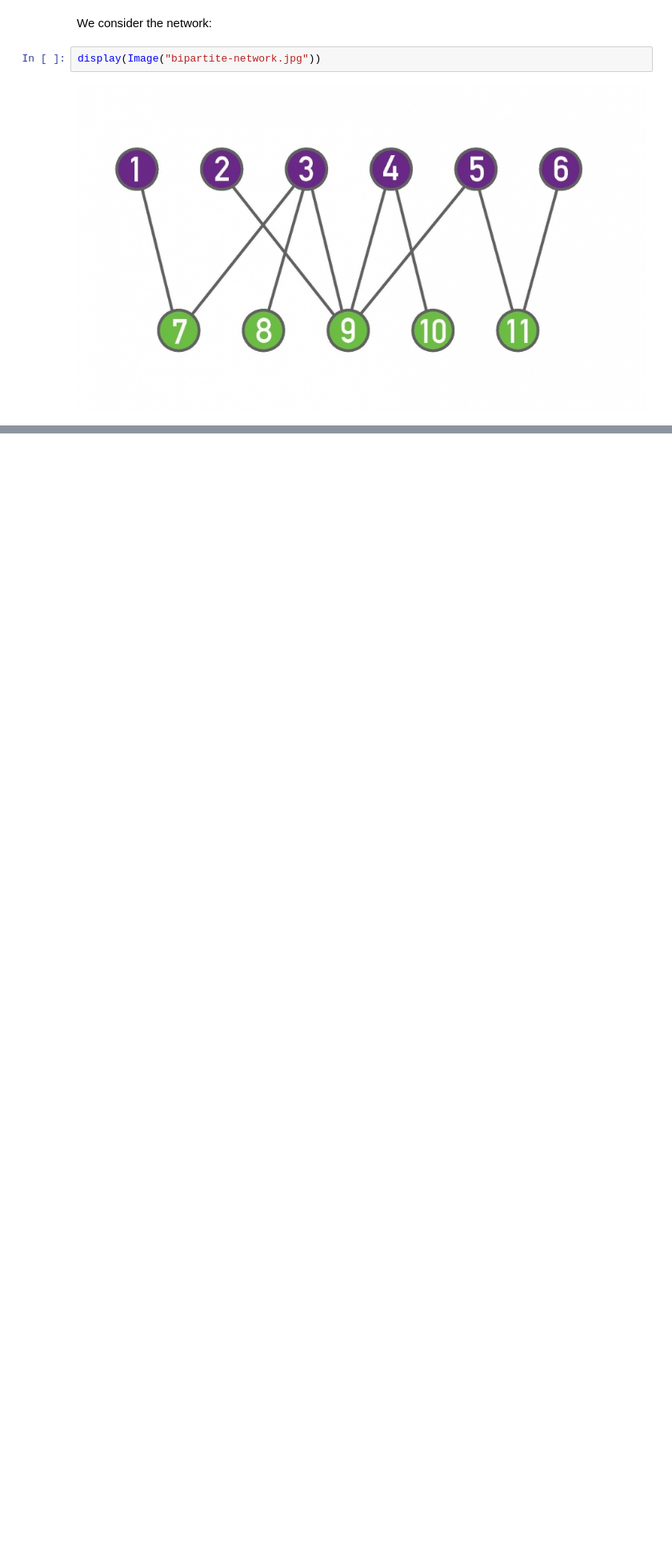
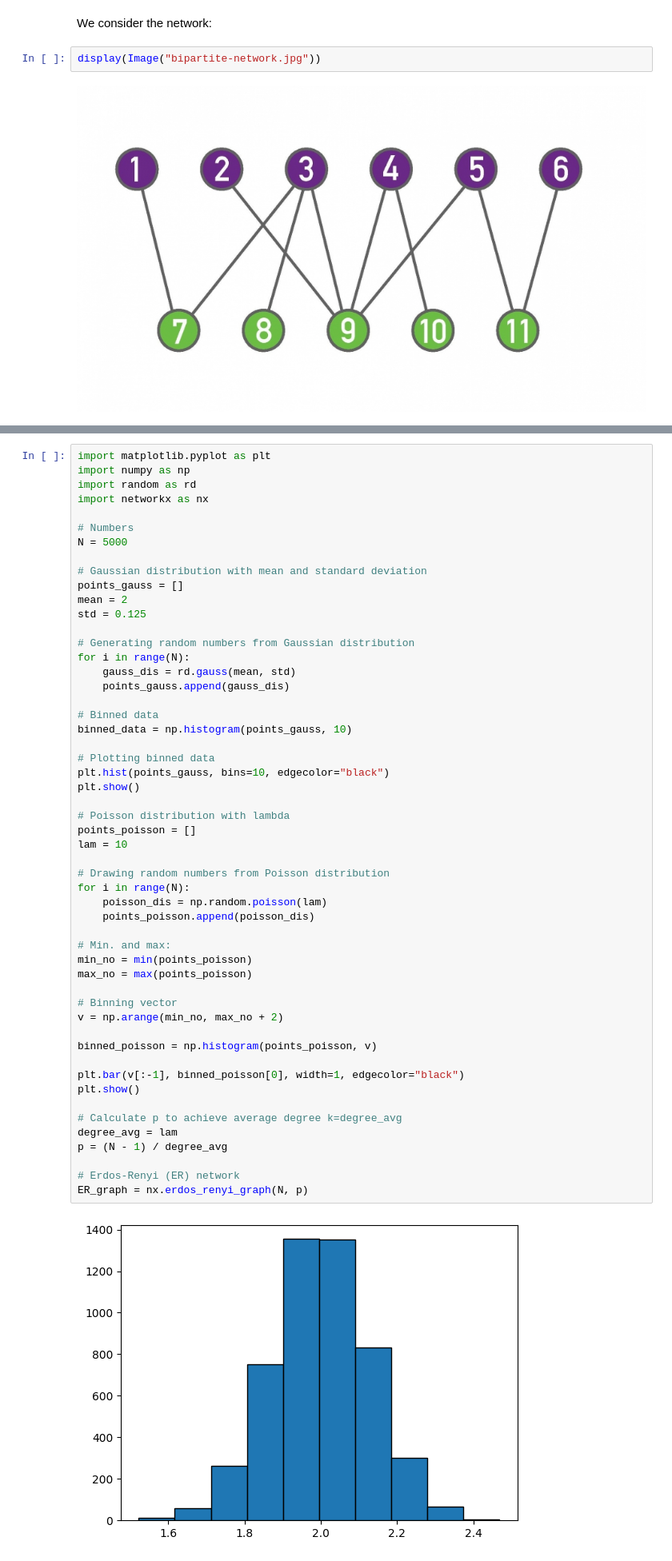
Before and after one commit to adamajane/social-graphs-and-interactions-02805, a Jupyter notebook: week_2_networks_i/week_2.ipynb, the cells around one changed output, grey strips where cells are left out. Shown at 80% size. Cells and saved outputs as stored; diff of their text form; blank space fills up the shorter version.

```diff
--- a/week_2_networks_i/week_2.ipynb
+++ b/week_2_networks_i/week_2.ipynb
@@ -110,0 +114,55 @@ $$
+# %%
+import matplotlib.pyplot as plt
+import numpy as np
+import random as rd
+import networkx as nx
+
+# Numbers
+N = 5000
+
+# Gaussian distribution with mean and standard deviation
+points_gauss = []
+mean = 2
+std = 0.125
+
+# Generating random numbers from Gaussian distribution
+for i in range(N):
+    gauss_dis = rd.gauss(mean, std)
+    points_gauss.append(gauss_dis)
+
+# Binned data
+binned_data = np.histogram(points_gauss, 10)
+
+# Plotting binned data
+plt.hist(points_gauss, bins=10, edgecolor="black")
+plt.show()
+
+# Poisson distribution with lambda
+points_poisson = []
+lam = 10
+
+# Drawing random numbers from Poisson distribution
+for i in range(N):
+    poisson_dis = np.random.poisson(lam)
+    points_poisson.append(poisson_dis)
+
+# Min. and max:
+min_no = min(points_poisson)
+max_no = max(points_poisson)
+
+# Binning vector
+v = np.arange(min_no, max_no + 2)
+
+binned_poisson = np.histogram(points_poisson, v)
+
+plt.bar(v[:-1], binned_poisson[0], width=1, edgecolor="black")
+plt.show()
+
+# Calculate p to achieve average degree k=degree_avg
+degree_avg = lam
+p = (N - 1) / degree_avg
+
+# Erdos-Renyi (ER) network
+ER_graph = nx.erdos_renyi_graph(N, p)
+# %% [output]
+[figure, added]
```
Also changed, not shown: parts of 3 cells of this notebook, 3 other files.
